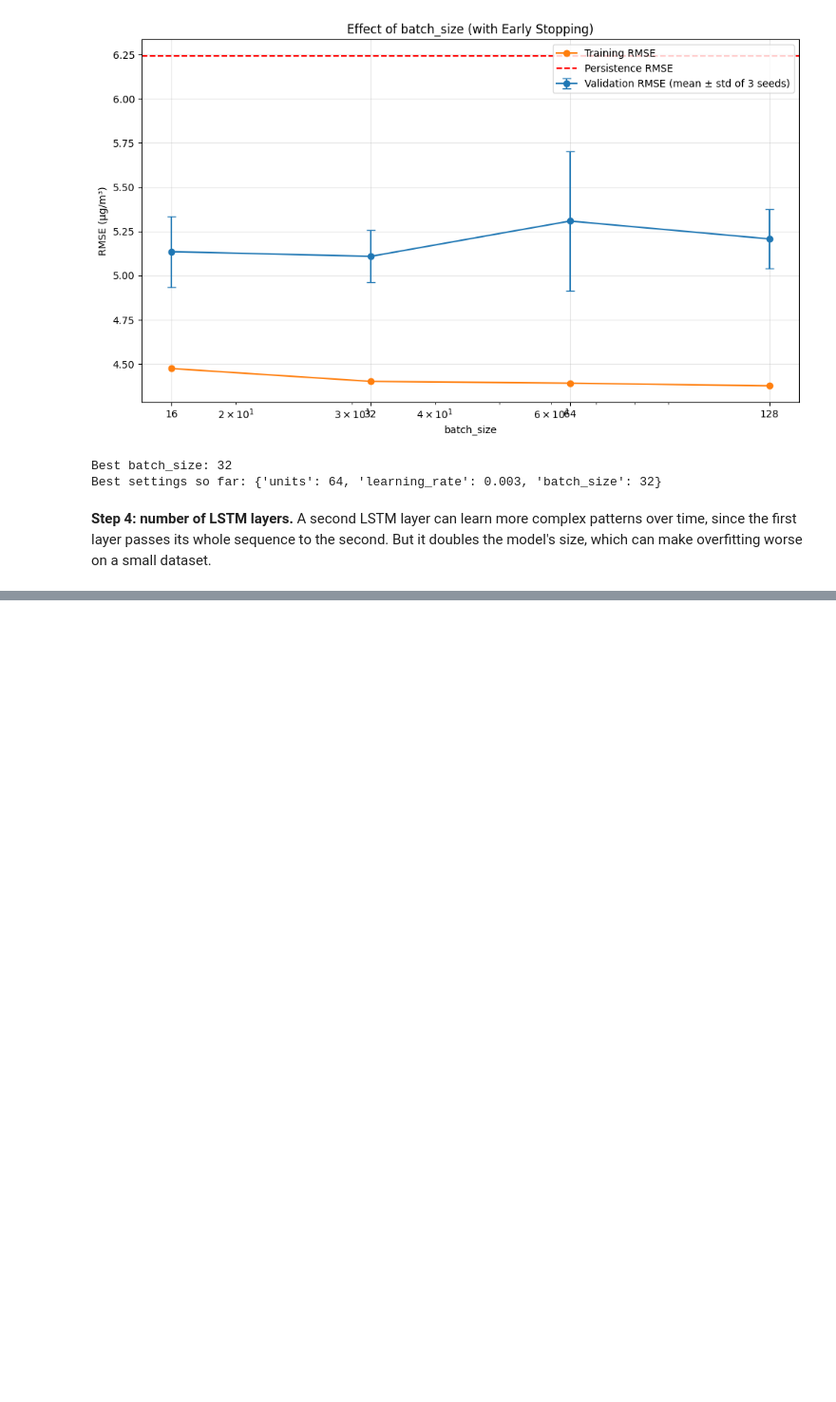
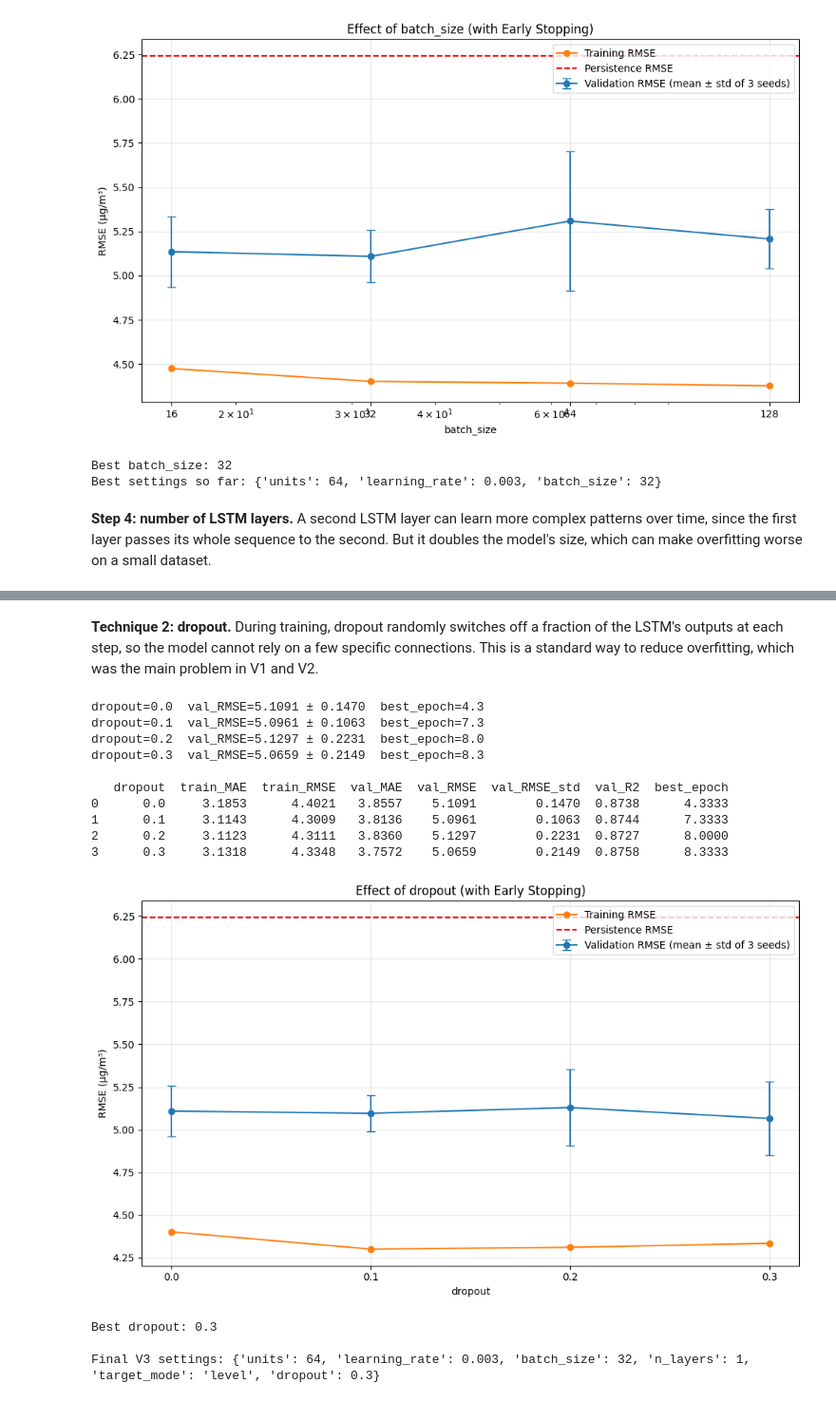
Before and after one commit to mapadeawdai/PM2.5_Prediction, a Jupyter notebook: main.ipynb, the cells around one changed output, grey strips where cells are left out. Shown at 95% size. Saved outputs shown, nothing was run; the diff lists cells and outputs as text; code cells hidden in the pictures; blank space fills up the shorter version.

```diff
--- a/main.ipynb
+++ b/main.ipynb
@@ -2693,0 +2739,30 @@ print("\nFinal V2 settings:", best_params)
+# %% [markdown]
+**Technique 2: dropout.** During training, dropout randomly switches off a fraction of the
+LSTM's outputs at each step, so the model cannot rely on a few specific connections. This is
+a standard way to reduce overfitting, which was the main problem in V1 and V2.
+# %%
+# ----- V3 step 2: dropout -----
+dropout_results, best_dropout = sweep(
+    "dropout",
+    [0.0, 0.1, 0.2, 0.3],
+    best_params,
+    log_x=False
+)
+
+best_params["dropout"] = float(best_dropout)
+print("\nFinal V3 settings:", best_params)
+# %% [output]
+dropout=0.0  val_RMSE=5.1091 ± 0.1470  best_epoch=4.3
+dropout=0.1  val_RMSE=5.0961 ± 0.1063  best_epoch=7.3
+dropout=0.2  val_RMSE=5.1297 ± 0.2231  best_epoch=8.0
+dropout=0.3  val_RMSE=5.0659 ± 0.2149  best_epoch=8.3
+
+   dropout  train_MAE  train_RMSE  val_MAE  val_RMSE  val_RMSE_std  val_R2  best_epoch
+0      0.0     3.1853      4.4021   3.8557    5.1091        0.1470  0.8738      4.3333
+1      0.1     3.1143      4.3009   3.8136    5.0961        0.1063  0.8744      7.3333
+2      0.2     3.1123      4.3111   3.8360    5.1297        0.2231  0.8727      8.0000
+3      0.3     3.1318      4.3348   3.7572    5.0659        0.2149  0.8758      8.3333
+[figure, added]
+Best dropout: 0.3
+
+Final V3 settings: {'units': 64, 'learning_rate': 0.003, 'batch_size': 32, 'n_layers': 1, 'target_mode': 'level', 'dropout': 0.3}
```
Also changed, not shown: parts of 7 cells of this notebook.
